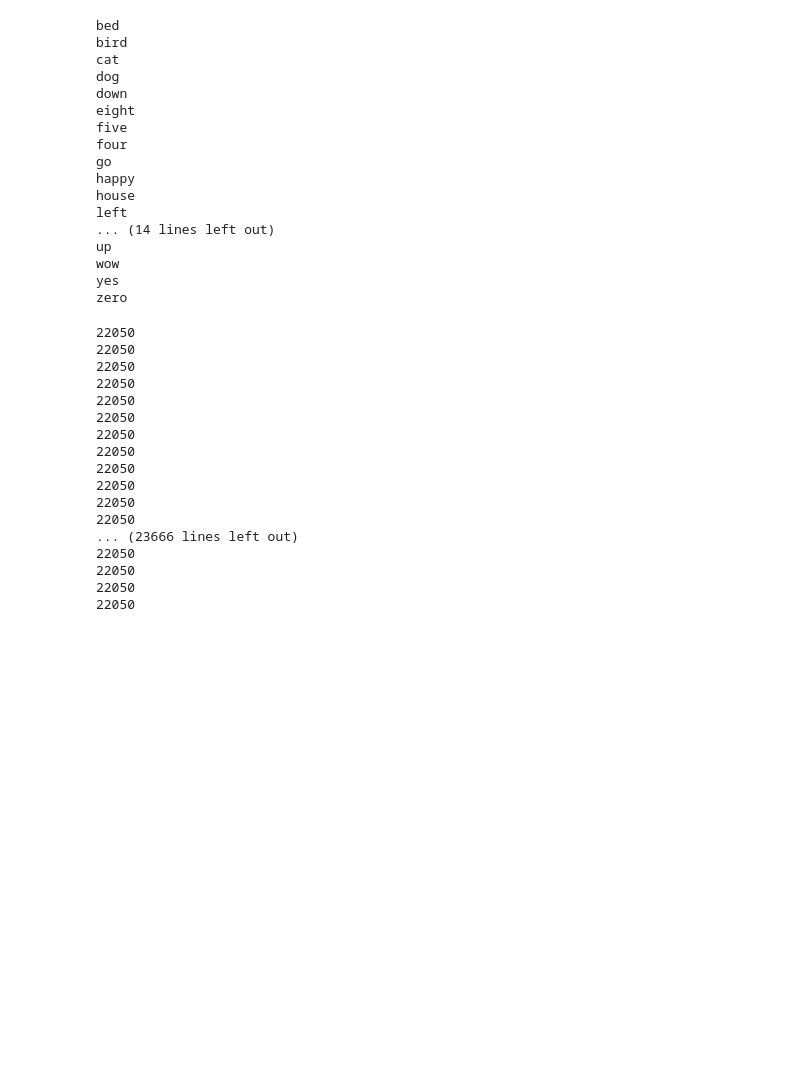
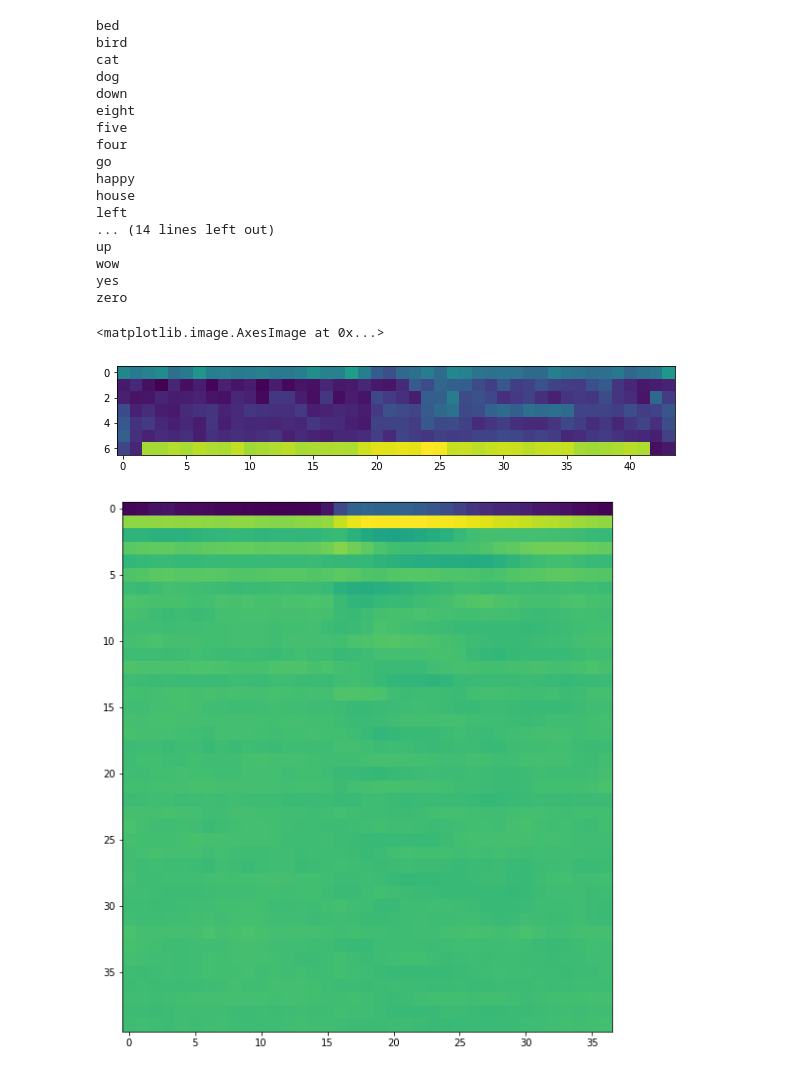
Before and after one commit to cocoalex00/Speech-recognition-COM3025, a Jupyter notebook: LSTM-CNN.ipynb, the cells around one changed output. Drawn from its saved outputs; the diff is of its cells as text; code cells hidden in the pictures; blank space fills up the shorter version.

```diff
--- a/LSTM-CNN.ipynb
+++ b/LSTM-CNN.ipynb
@@ -75,24 +69,16 @@ zero
 #create dataframe
 nTrain = np.array(train)
 df = pd.DataFrame(nTrain)
-# %%
-for t in train:
-    print(len(t[0]))
-# %% [output]
-22050
-22050
-22050
-22050
-22050
-22050
-22050
-22050
-22050
-22050
-22050
-22050
-... (23666 lines left out)
-22050
-22050
-22050
-22050
+# %%
+#extracting mel-frequency cepstral coefficients and spectral contrasts (features)
+mfcc = librosa.feature.mfcc(nTrain[40][0],nTrain[40][1],n_mfcc = 40)
+sc = librosa.feature.spectral_contrast(nTrain[56][0],nTrain[56][1])
+# %%
+plt.figure(figsize = (10,10))
+plt.imshow(sc)
+plt.figure(figsize = (10,10))
+plt.imshow(mfcc)
+# %% [output]
+<matplotlib.image.AxesImage at 0x...>
+[figure, added]
+[figure, added]
```
Also changed, not shown: parts of 3 cells of this notebook.
